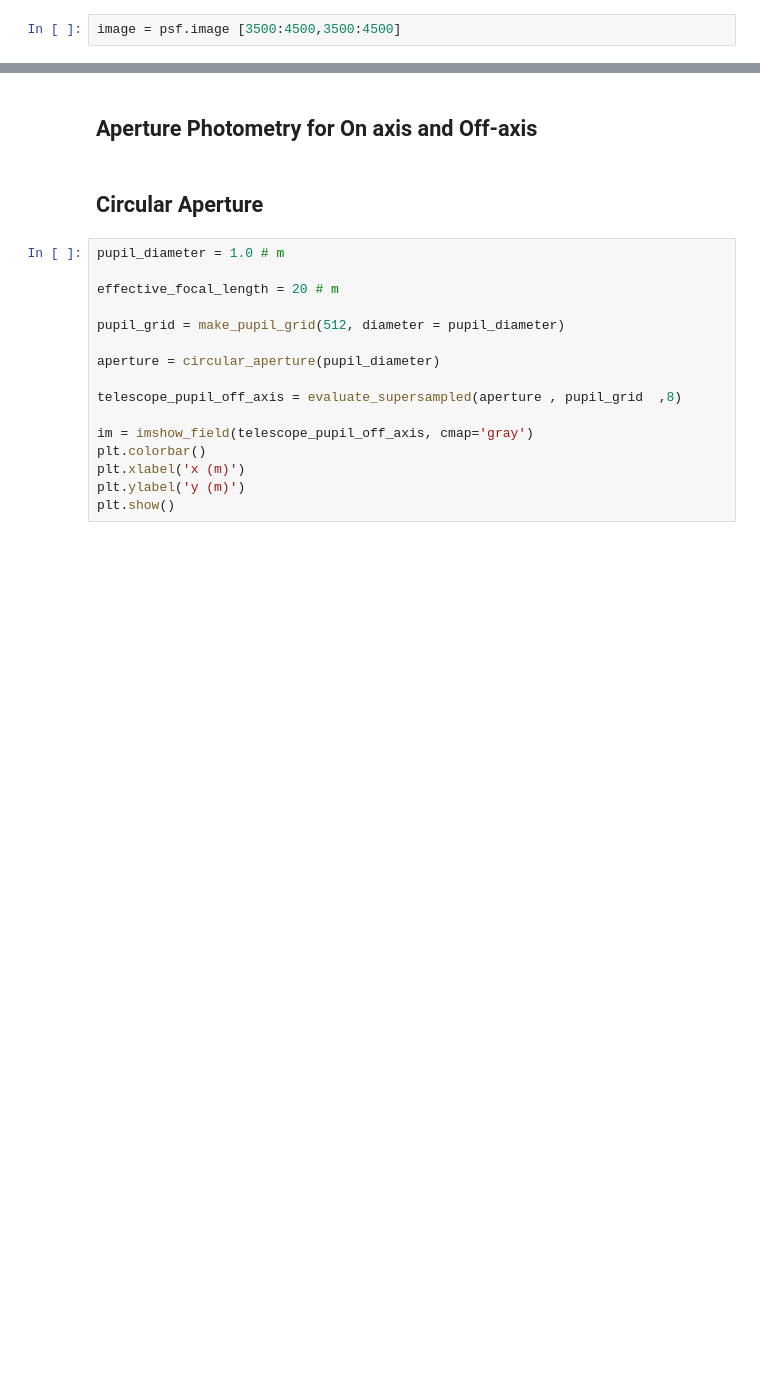
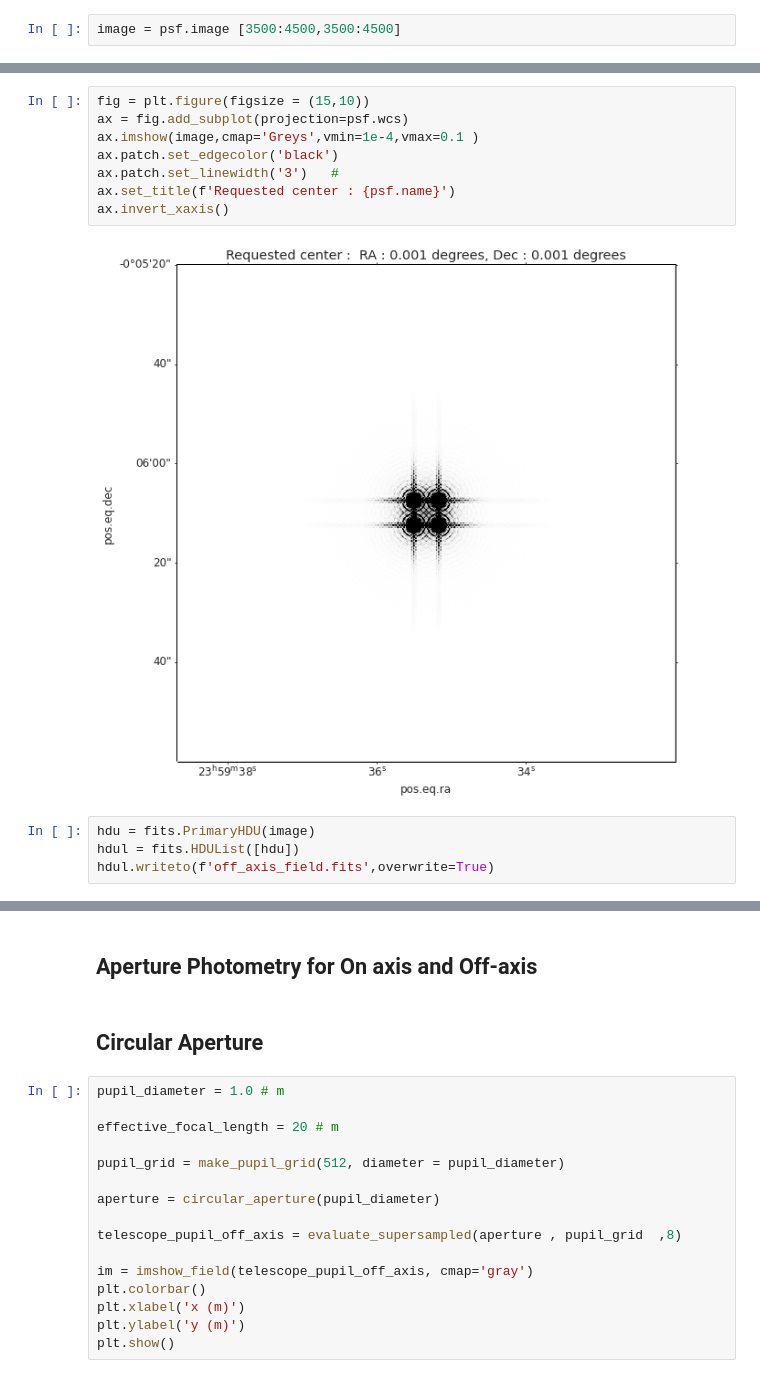
Before and after one commit to Jack3690/INSIST, a Jupyter notebook: PSF_Simulator.ipynb, the cells around one changed output, grey strips where cells are left out. Cells and saved outputs as stored; diff of their text form; blank space fills up the shorter version.

```diff
--- a/PSF_Simulator.ipynb
+++ b/PSF_Simulator.ipynb
@@ -883,0 +882,14 @@ image.sum()/4
+# %%
+fig = plt.figure(figsize = (15,10))
+ax = fig.add_subplot(projection=psf.wcs)
+ax.imshow(image,cmap='Greys',vmin=1e-4,vmax=0.1 )
+ax.patch.set_edgecolor('black')
+ax.patch.set_linewidth('3')   #
+ax.set_title(f'Requested center : {psf.name}')
+ax.invert_xaxis()
+# %% [output]
+[figure, added]
+# %%
+hdu = fits.PrimaryHDU(image)
+hdul = fits.HDUList([hdu])
+hdul.writeto(f'off_axis_field.fits',overwrite=True)
```
Also changed, not shown: parts of 11 cells of this notebook.
